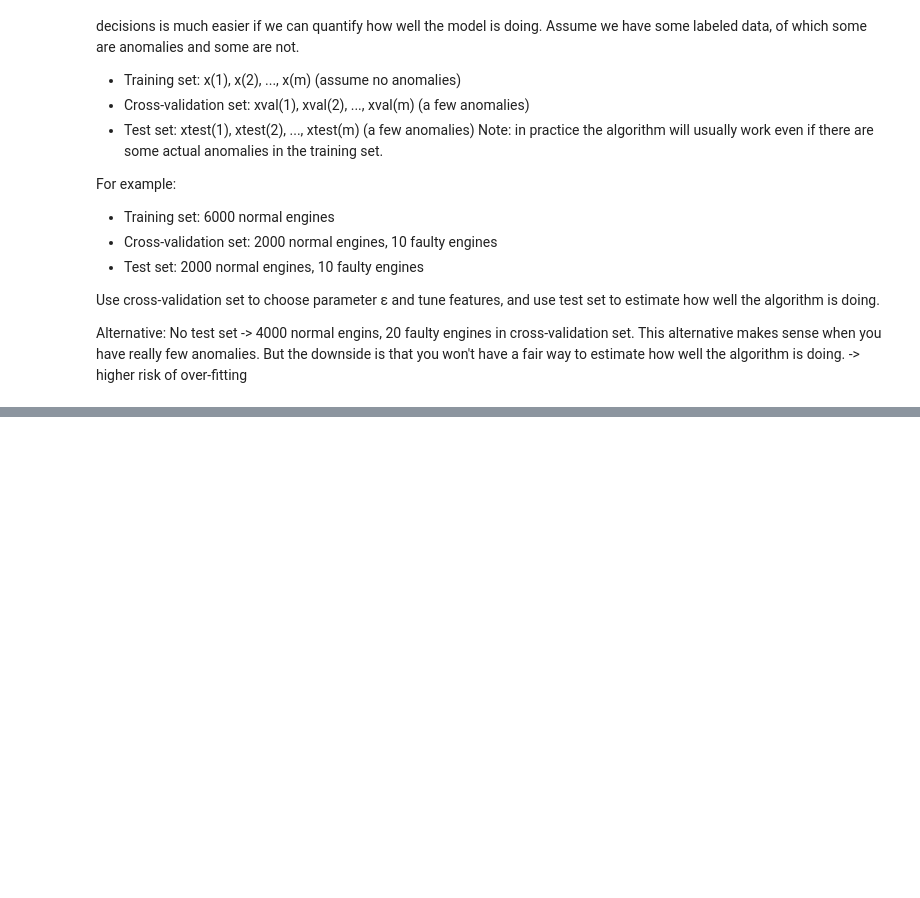
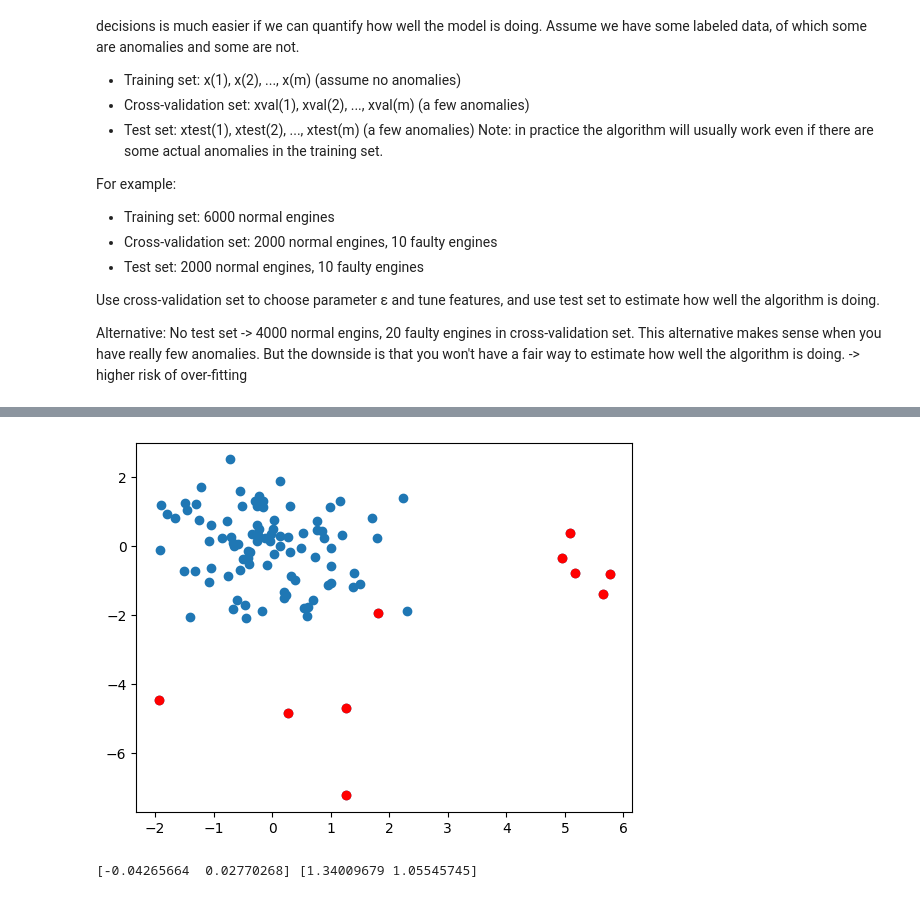
Before and after one commit to MohadesehHakimi/intro-to-machine-learning, a Jupyter notebook: Unsupervised Learning, Recommenders, Reinforcement Learning/week1.ipynb, the cells around one changed output, grey strips where cells are left out. Cells and saved outputs as stored; diff of their text form; code cells hidden in the pictures; blank space fills up the shorter version.

```diff
--- a/Unsupervised Learning, Recommenders, Reinforcement Learning/week1.ipynb
+++ b/Unsupervised Learning, Recommenders, Reinforcement Learning/week1.ipynb
@@ -345,0 +393,13 @@ Possible alternatives for evaluation metrics:
+# %%
+X_val = np.random.randn(100, 2)
+X_val[0:5, 0] += 5
+X_val[5:10, 1] -= 5
+
+y_val = np.zeros(100)
+y_val[0:10] = 1
+
+plt.scatter(X_val[:, 0], X_val[:, 1])
+plt.scatter(X_val[y_val == 1, 0], X_val[y_val == 1, 1], color='r')
+plt.show()
+# %% [output]
+[figure, added]
@@ -345,0 +411,5 @@ Possible alternatives for evaluation metrics:
+# %%
+mu, sigma2 = estimate_gaussian(X)
+print(mu, sigma2)
+# %% [output]
+[-0.04265664  0.02770268] [1.34009679 1.05545745]
```
Also changed, not shown: parts of 26 cells of this notebook, 6 other files.
